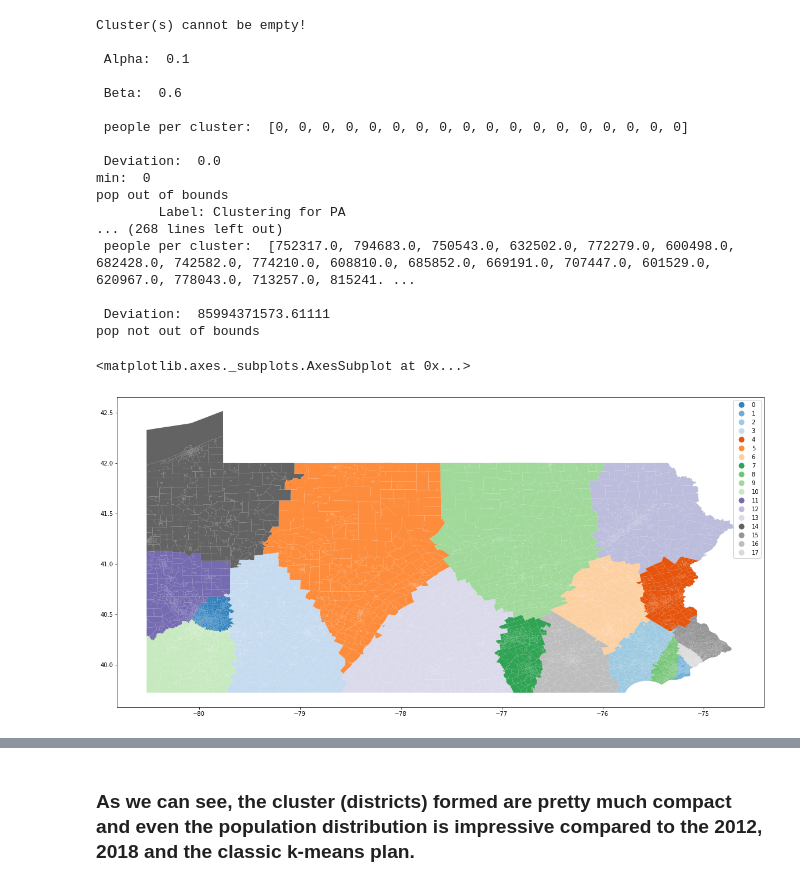
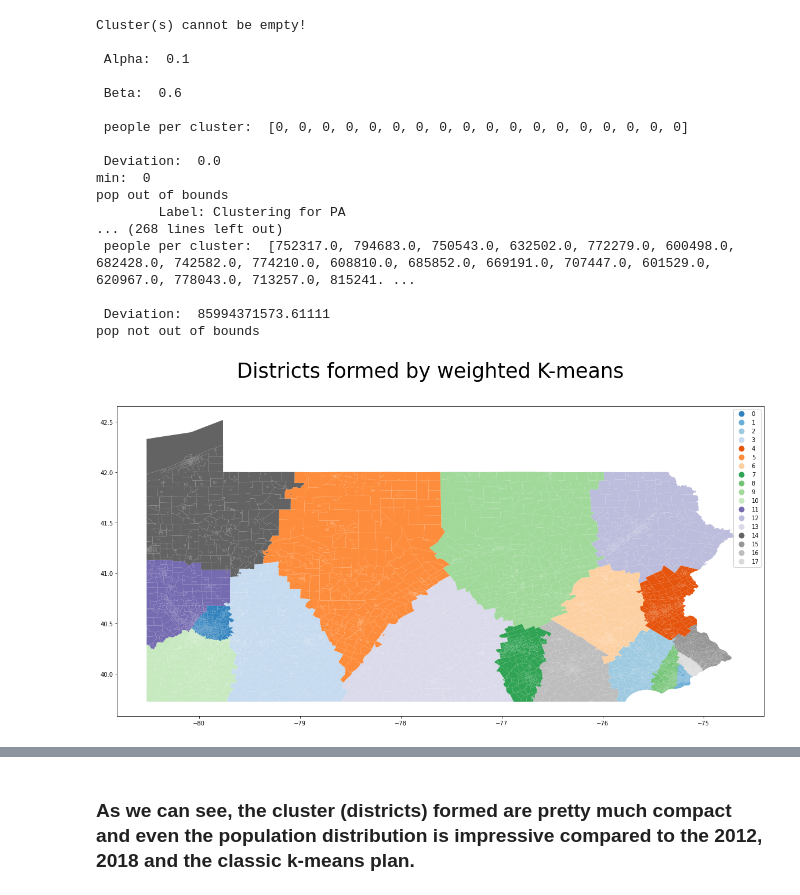
Before and after one commit to rahulmnair1997/Clustering-and-Regression-Analysis-of-Gerrymandering, a Jupyter notebook: Redistricting_by_weighted_k_means.ipynb, the cells around one changed output, grey strips where cells are left out. Cells and saved outputs as stored; diff of their text form; code cells hidden in the pictures.

```diff
--- a/Redistricting_by_weighted_k_means.ipynb
+++ b/Redistricting_by_weighted_k_means.ipynb
@@ -436,10 +439,13 @@ pop out of bounds
 
  Deviation:  85994371573.61111
 pop not out of bounds
-# %%
-df_2012.plot(column='Cluster',cmap='tab20c', figsize=(20,10), legend=True)
-# %% [output]
-<matplotlib.axes._subplots.AxesSubplot at 0x...>
-[figure, removed]
+# %%
+fig = plt.figure(1, figsize=(20,10))
+ax = fig.add_subplot()
+fig.suptitle('Districts formed by weighted K-means', fontsize=35)
+df_2012.plot(ax=ax, column='Cluster',cmap='tab20c', legend=True)
+plt.show()
+# %% [output]
+[figure, added]
 # %%
 qwe = df_2012.groupby('Cluster').sum().reset_index()['POPULATION']
```
Also changed, not shown: parts of 15 cells of this notebook.
